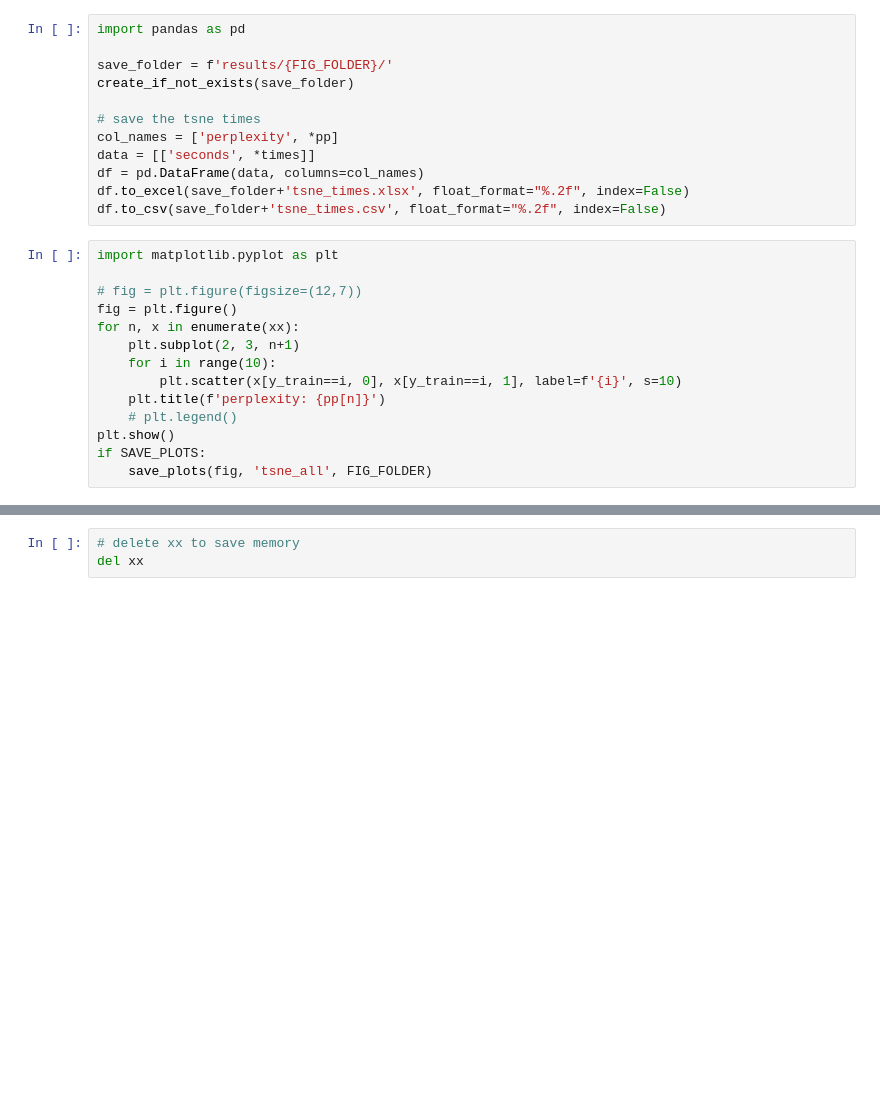
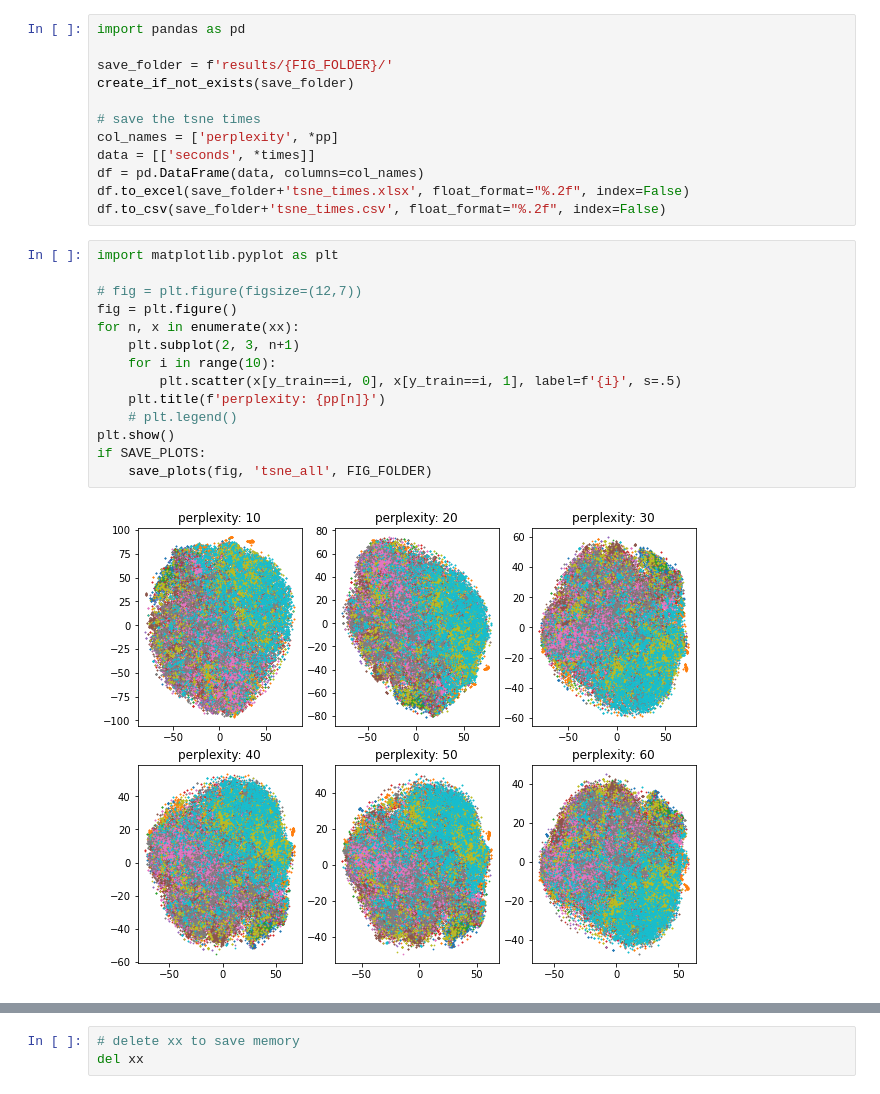
Before and after one commit to EKostinoudis/CI_SL_project, a Jupyter notebook: cifar_clustering.ipynb, the cells around one changed output, grey strips where cells are left out. Drawn from its saved outputs; the diff is of its cells as text; blank space fills up the shorter version.

```diff
--- a/cifar_clustering.ipynb
+++ b/cifar_clustering.ipynb
@@ -61,17 +68,19 @@ df.to_csv(save_folder+'tsne_times.csv', float_format="%.2f", index=False)
 # %%
 import matplotlib.pyplot as plt
 
 # fig = plt.figure(figsize=(12,7))
 fig = plt.figure()
 for n, x in enumerate(xx):
     plt.subplot(2, 3, n+1)
     for i in range(10):
-        plt.scatter(x[y_train==i, 0], x[y_train==i, 1], label=f'{i}', s=10)
+        plt.scatter(x[y_train==i, 0], x[y_train==i, 1], label=f'{i}', s=.5)
     plt.title(f'perplexity: {pp[n]}')
     # plt.legend()
 plt.show()
 if SAVE_PLOTS:
     save_plots(fig, 'tsne_all', FIG_FOLDER)
+# %% [output]
+[figure, added]
 # %%
 from sklearn.manifold import TSNE
 
```
Also changed, not shown: parts of 8 cells of this notebook, 27 other files.
